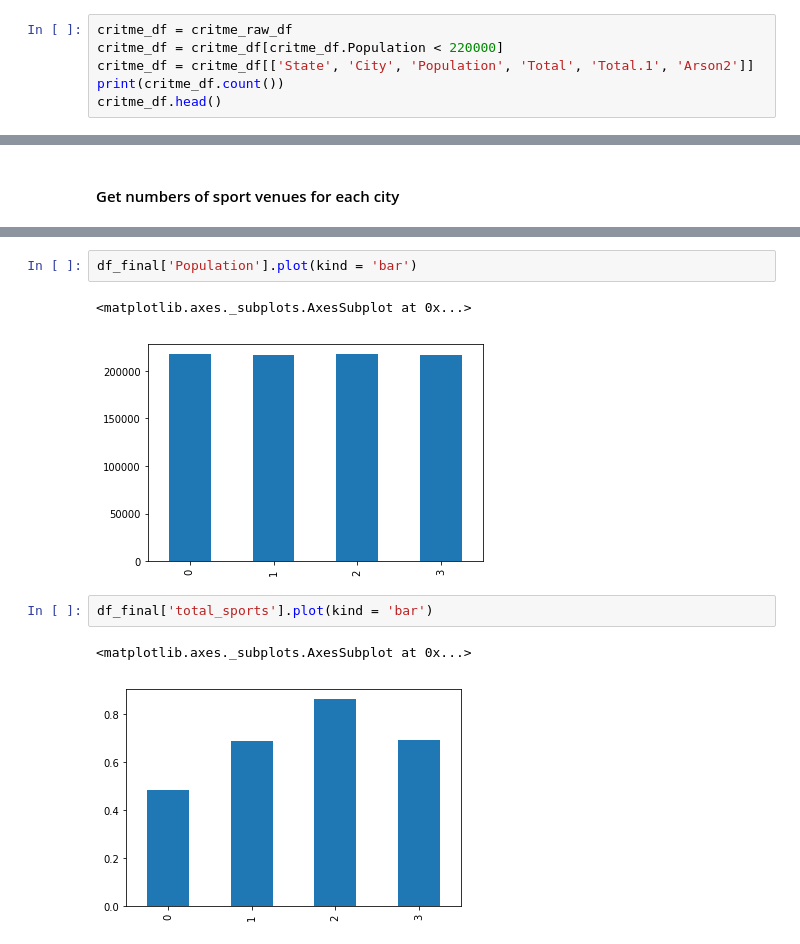
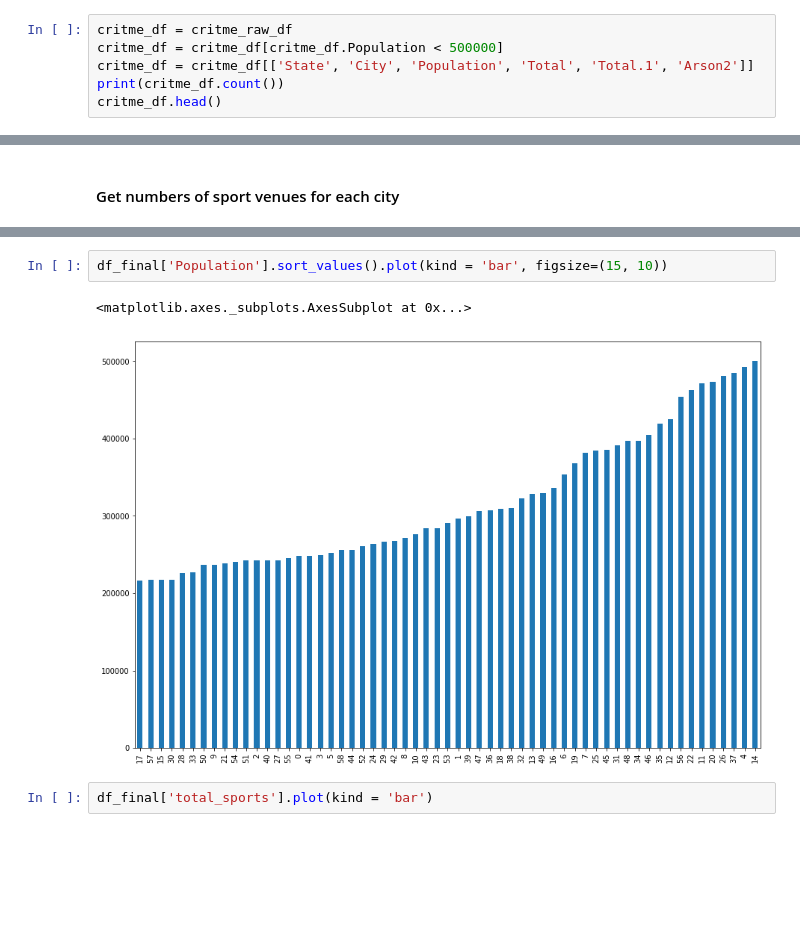
Before and after one commit to Pavel-V/Applied_Data_Science_Capstone, a Jupyter notebook: Test.ipynb, the cells around one changed output, grey strips where cells are left out. Saved outputs shown, nothing was run; the diff lists cells and outputs as text; blank space fills up the shorter version.

```diff
--- a/Test.ipynb
+++ b/Test.ipynb
@@ -54,7 +55,7 @@ dtype: int64
 We will consider cities with a population of less than 500 thousand
 # %%
 critme_df = critme_raw_df
-critme_df = critme_df[critme_df.Population < 220000]
+critme_df = critme_df[critme_df.Population < 500000]
 critme_df = critme_df[['State', 'City', 'Population', 'Total', 'Total.1', 'Arson2']]
 print(critme_df.count())
 critme_df.head()
@@ -215,13 +231,10 @@ df_final['Crime_Rate'].plot(kind = 'bar')
 # %%
-df_final['Population'].plot(kind = 'bar')
+df_final['Population'].sort_values().plot(kind = 'bar', figsize=(15, 10))
 # %% [output]
 <matplotlib.axes._subplots.AxesSubplot at 0x...>
-[figure, old version]
+[figure, new version]
 # %%
 df_final['total_sports'].plot(kind = 'bar')
-# %% [output]
-<matplotlib.axes._subplots.AxesSubplot at 0x...>
-[figure, removed]
 # %%
 df_final['total_sports'].plot.box()
 # %% [output]
```
Also changed, not shown: parts of 22 cells of this notebook.
